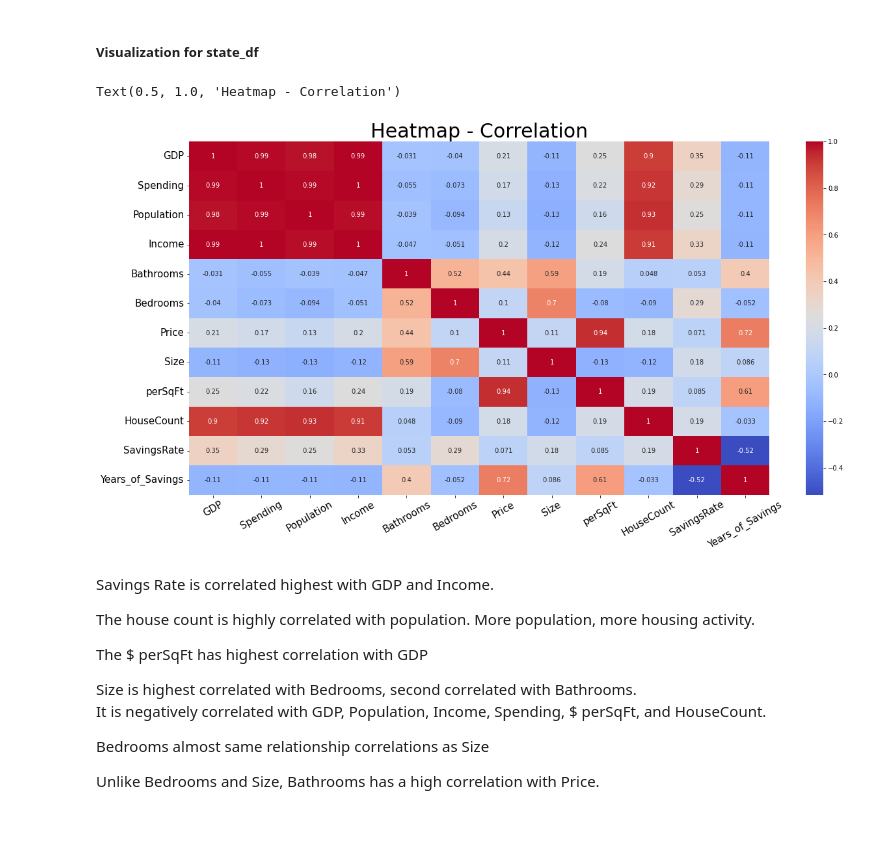
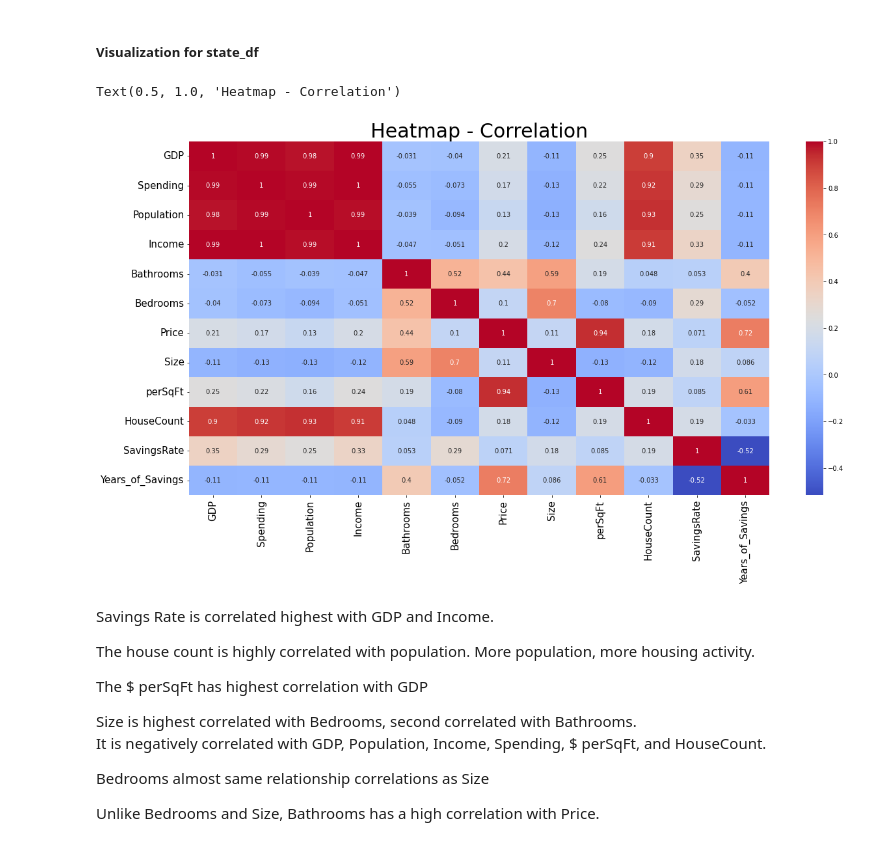
Before and after one commit to StockJanitor/CIS41_Project, a Jupyter notebook: CIS41_Project.ipynb, the cells around one changed output. Cells and saved outputs as stored; diff of their text form; code cells hidden in the pictures.

```diff
--- a/CIS41_Project.ipynb
+++ b/CIS41_Project.ipynb
@@ -1064,15 +1064,15 @@ Clearly you can see Years of Saving is more on West Side than other regions.
 # %%
 plt.figure(figsize=(20,10))
 sns.heatmap(state_df.corr(),cmap='coolwarm' ,annot=True)
 
 
 plt.xticks(rotation=30)
 plt.yticks(fontsize=15)
-plt.xticks(fontsize=15)
+plt.xticks(fontsize=15,rotation=90)
 plt.title('Heatmap - Correlation', fontsize=30)
 # %% [output]
 Text(0.5, 1.0, 'Heatmap - Correlation')
-[figure, old version]
+[figure, new version]
 # %% [markdown]
 Savings Rate is correlated highest with GDP and Income.
 <br>
```
Also changed, not shown: parts of 8 cells of this notebook.
